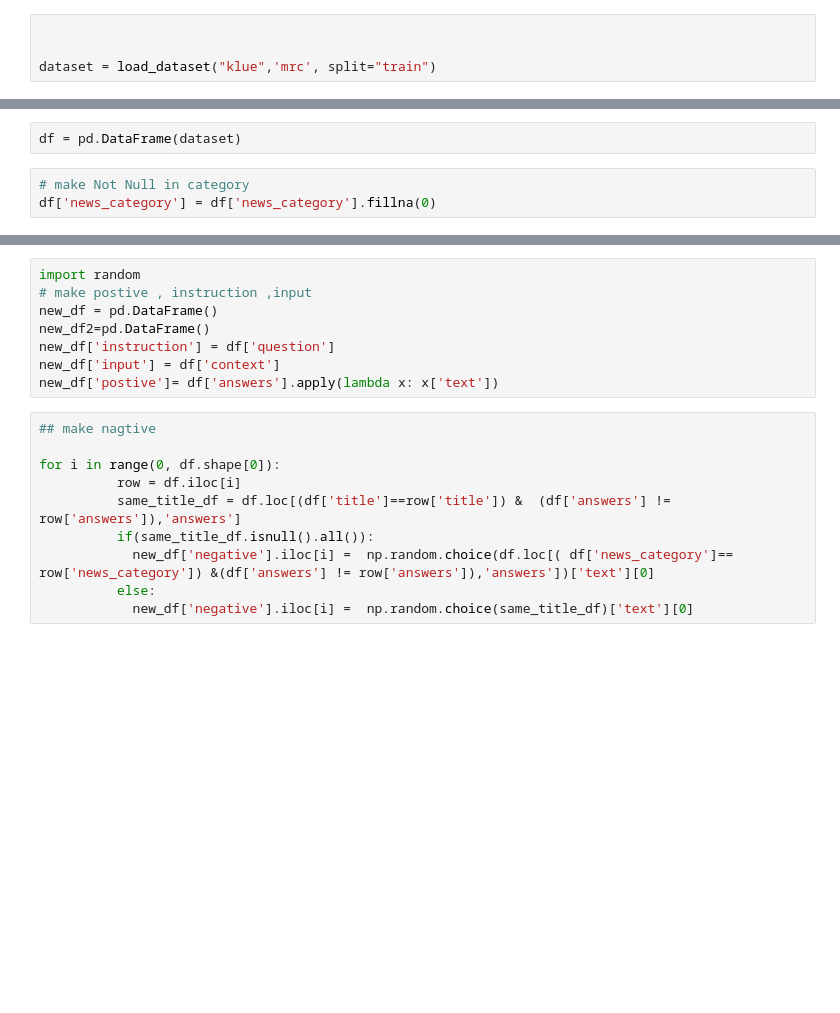
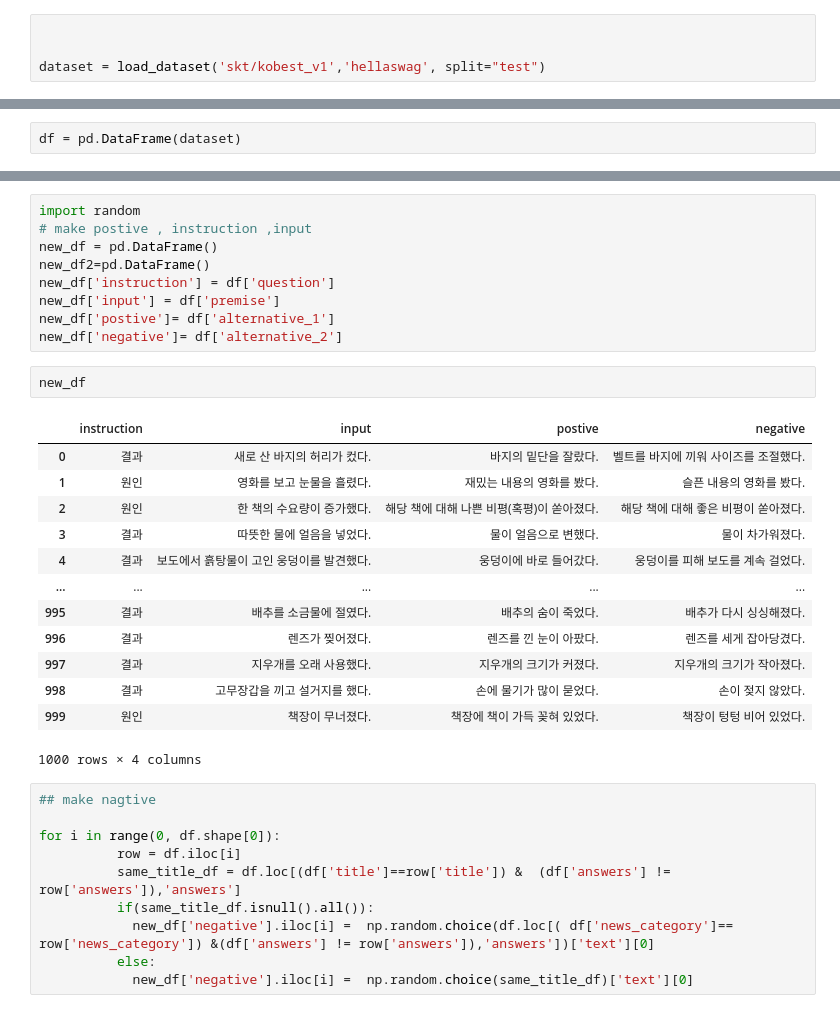
Before and after one commit to iKnowLab-Projects/ko-flan, a Jupyter notebook: test.ipynb, the cells around one changed output, grey strips where cells are left out. Drawn from its saved outputs; the diff is of its cells as text; blank space fills up the shorter version.

Commit message:
kobest hellaswag,copa추가

```diff
--- a/test.ipynb
+++ b/test.ipynb
@@ -24,4 +16,4 @@ print(sys.path)
 # %%
 
 
-dataset = load_dataset("klue",'mrc', split="train")
+dataset = load_dataset('skt/kobest_v1','hellaswag', split="test")
@@ -28,5 +71,2 @@ dataset = load_dataset("klue",'mrc', split="train")
 # %%
 df = pd.DataFrame(dataset)
-# %%
-# make Not Null in category
-df['news_category'] = df['news_category'].fillna(0)
@@ -36,8 +100,25 @@ import random
 new_df = pd.DataFrame()
 new_df2=pd.DataFrame()
 new_df['instruction'] = df['question']
-new_df['input'] = df['context']
-new_df['postive']= df['answers'].apply(lambda x: x['text'])
+new_df['input'] = df['premise']
+new_df['postive']= df['alternative_1']
+new_df['negative']= df['alternative_2']
+# %%
+new_df
+# %% [output]
+|  | instruction | input | postive | negative |
+| 0 | 결과 | 새로 산 바지의 허리가 컸다. | 바지의 밑단을 잘랐다. | 벨트를 바지에 끼워 사이즈를 조절했다. |
+| 1 | 원인 | 영화를 보고 눈물을 흘렸다. | 재밌는 내용의 영화를 봤다. | 슬픈 내용의 영화를 봤다. |
+| 2 | 원인 | 한 책의 수요량이 증가했다. | 해당 책에 대해 나쁜 비평(혹평)이 쏟아졌다. | 해당 책에 대해 좋은 비평이 쏟아졌다. |
+| 3 | 결과 | 따뜻한 물에 얼음을 넣었다. | 물이 얼음으로 변했다. | 물이 차가워졌다. |
+| 4 | 결과 | 보도에서 흙탕물이 고인 웅덩이를 발견했다. | 웅덩이에 바로 들어갔다. | 웅덩이를 피해 보도를 계속 걸었다. |
+| ... | ... | ... | ... | ... |
+| 995 | 결과 | 배추를 소금물에 절였다. | 배추의 숨이 죽었다. | 배추가 다시 싱싱해졌다. |
+| 996 | 결과 | 렌즈가 찢어졌다. | 렌즈를 낀 눈이 아팠다. | 렌즈를 세게 잡아당겼다. |
+| 997 | 결과 | 지우개를 오래 사용했다. | 지우개의 크기가 커졌다. | 지우개의 크기가 작아졌다. |
+| 998 | 결과 | 고무장갑을 끼고 설거지를 했다. | 손에 물기가 많이 묻었다. | 손이 젖지 않았다. |
+| 999 | 원인 | 책장이 무너졌다. | 책장에 책이 가득 꽂혀 있었다. | 책장이 텅텅 비어 있었다. |
+1000 rows × 4 columns
 # %%
 ## make nagtive
 
```
Also changed, not shown: parts of 8 cells of this notebook, 5 other files.
